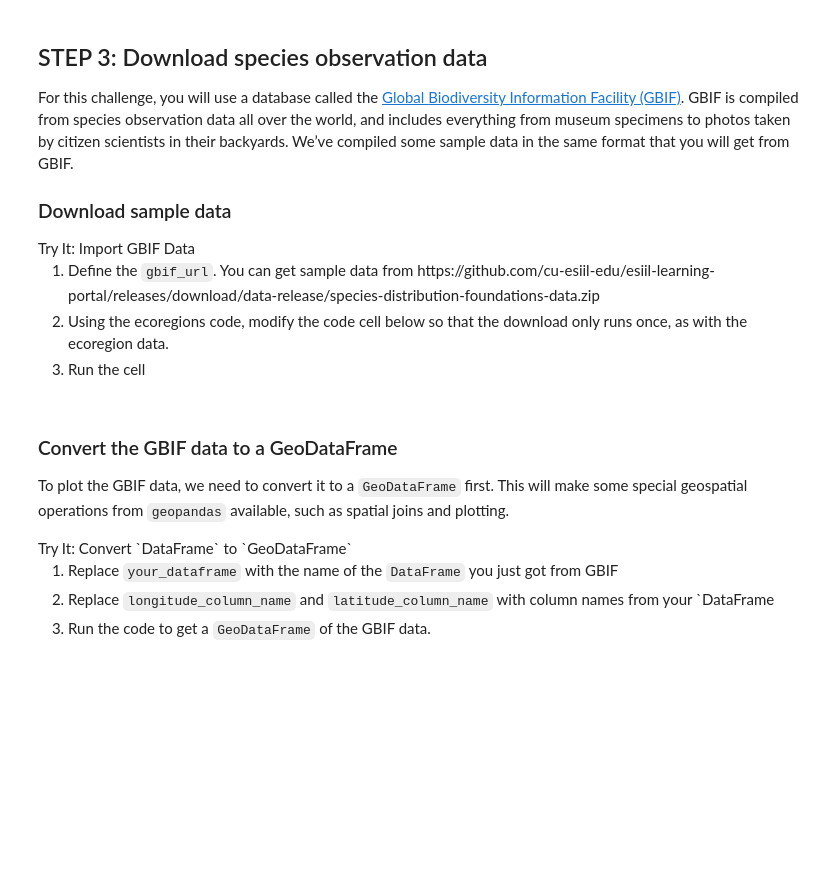
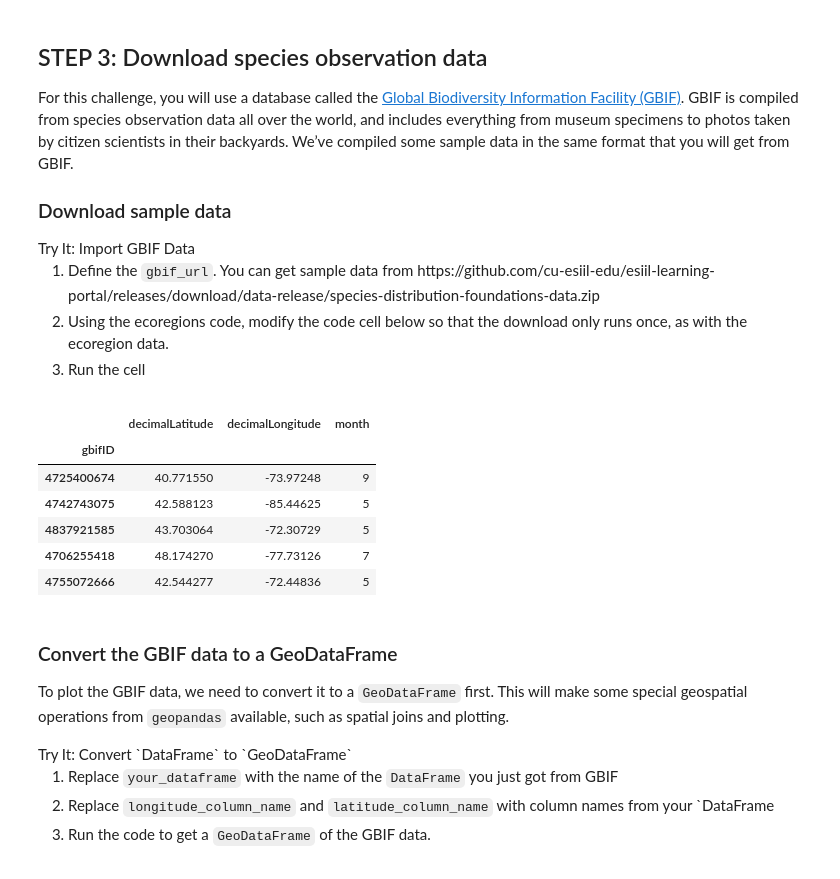
Before and after one commit to earthlab-education/foundations-of-earth-analytics-2024-species-distribution-coding-challenge-fundamentals-03-species-di, a Jupyter notebook: notebooks/species-distribution-31-wrangle.ipynb, the cells around one changed output. Drawn from its saved outputs; the diff is of its cells as text; code cells hidden in the pictures; blank space fills up the shorter version.

```diff
--- a/notebooks/species-distribution-31-wrangle.ipynb
+++ b/notebooks/species-distribution-31-wrangle.ipynb
@@ -178,12 +187,23 @@ download only runs once, as with the ecoregion data.</li>
 </ol></div></div>
 # %%
 # Load the GBIF data
+gbif_url = (
+    "https://github.com/cu-esiil-edu/esiil-learning-portal/releases"
+    "/download/data-release/species-distribution-foundations-data.zip")
 gbif_df = pd.read_csv(
     gbif_url,
     delimiter='\t',
     index_col='gbifID',
     usecols=['gbifID', 'decimalLatitude', 'decimalLongitude', 'month'])
 gbif_df.head()
+# %% [output]
+|  | decimalLatitude | decimalLongitude | month |
+| gbifID |  |  |  |
+| 4725400674 | 40.771550 | -73.97248 | 9 |
+| 4742743075 | 42.588123 | -85.44625 | 5 |
+| 4837921585 | 43.703064 | -72.30729 | 5 |
+| 4706255418 | 48.174270 | -77.73126 | 7 |
+| 4755072666 | 42.544277 | -72.44836 | 5 |
 # %% [markdown]
 ### Convert the GBIF data to a GeoDataFrame
 
```
Also changed, not shown: parts of 3 cells of this notebook.
